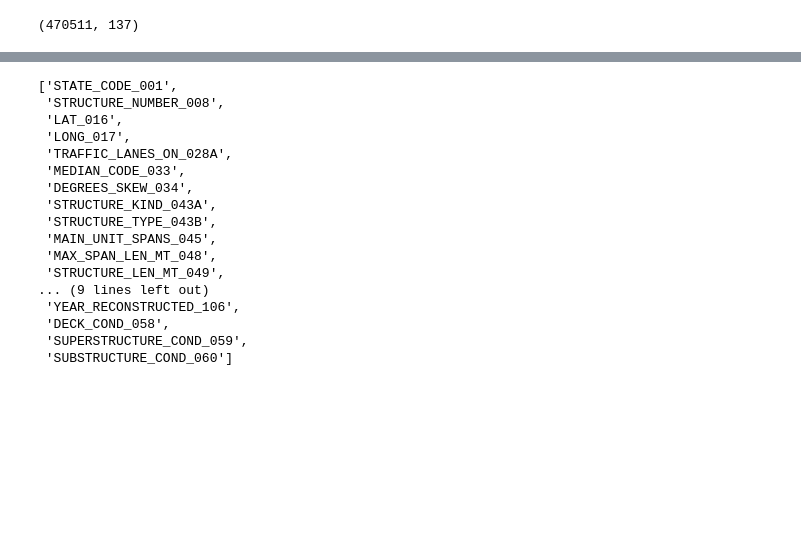
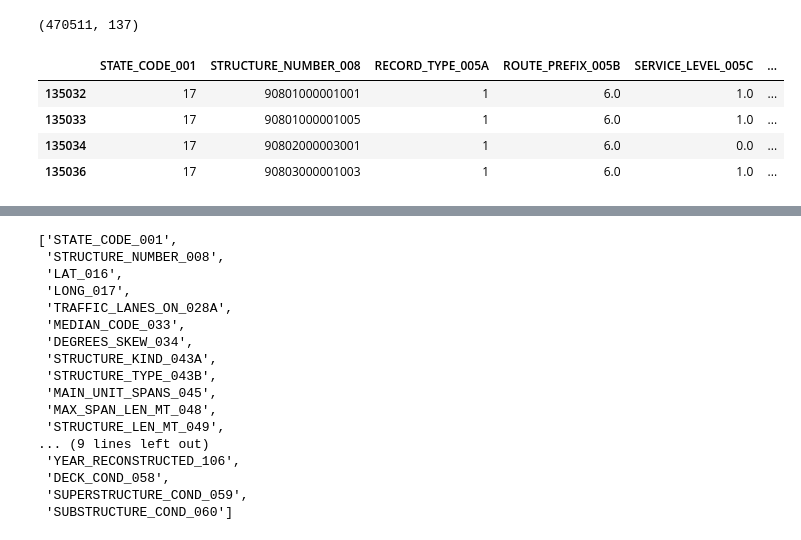
Before and after one commit to VegaLaguna/TFM-Bridge-deterioration, a Jupyter notebook: EDA_ALL18.ipynb, the cells around one changed output, grey strips where cells are left out. Drawn from its saved outputs; the diff is of its cells as text; code cells hidden in the pictures; blank space fills up the shorter version.

```diff
--- a/EDA_ALL18.ipynb
+++ b/EDA_ALL18.ipynb
@@ -164,3 +98,13 @@ total18.shape
 
 total18['YEAR_RECONSTRUCTED_106'].fillna(0, inplace = True)
 total18 = total18[total18['YEAR_RECONSTRUCTED_106'] < 2018]
+# %%
+# Also drop bridges with year of reconstruction before year built.
+
+total18[(total18['YEAR_RECONSTRUCTED_106']!=0) & (total18['YEAR_RECONSTRUCTED_106']<= total18['YEAR_BUILT_027'])]
+# %% [output]
+|  | STATE_CODE_001 | STRUCTURE_NUMBER_008 | RECORD_TYPE_005A | ROUTE_PREFIX_005B | SERVICE_LEVEL_005C | ... |
+| 135032 | 17 | 90801000001001 | 1 | 6.0 | 1.0 | ... |
+| 135033 | 17 | 90801000001005 | 1 | 6.0 | 1.0 | ... |
+| 135034 | 17 | 90802000003001 | 1 | 6.0 | 0.0 | ... |
+| 135036 | 17 | 90803000001003 | 1 | 6.0 | 1.0 | ... |
```
Also changed, not shown: parts of 25 cells of this notebook, 2 other files.
